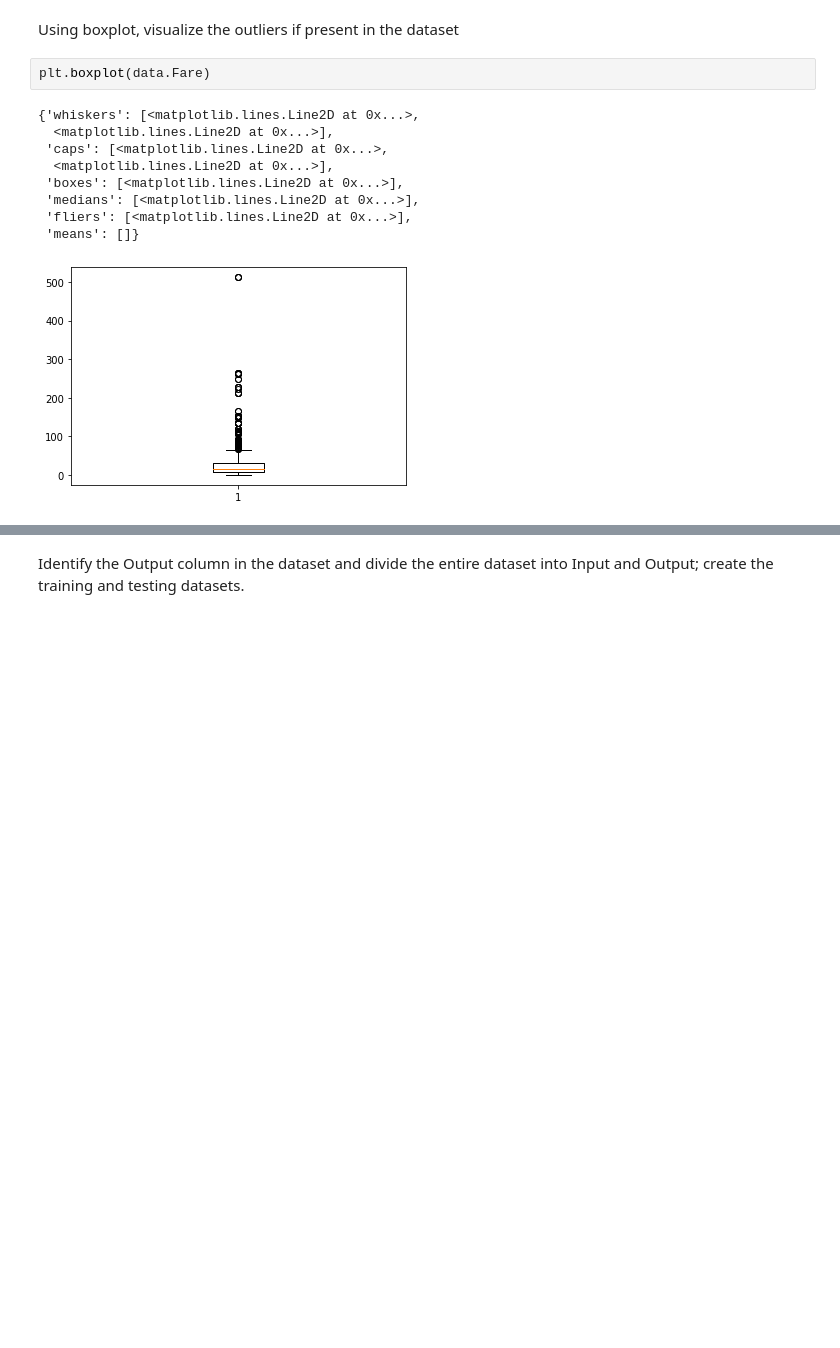
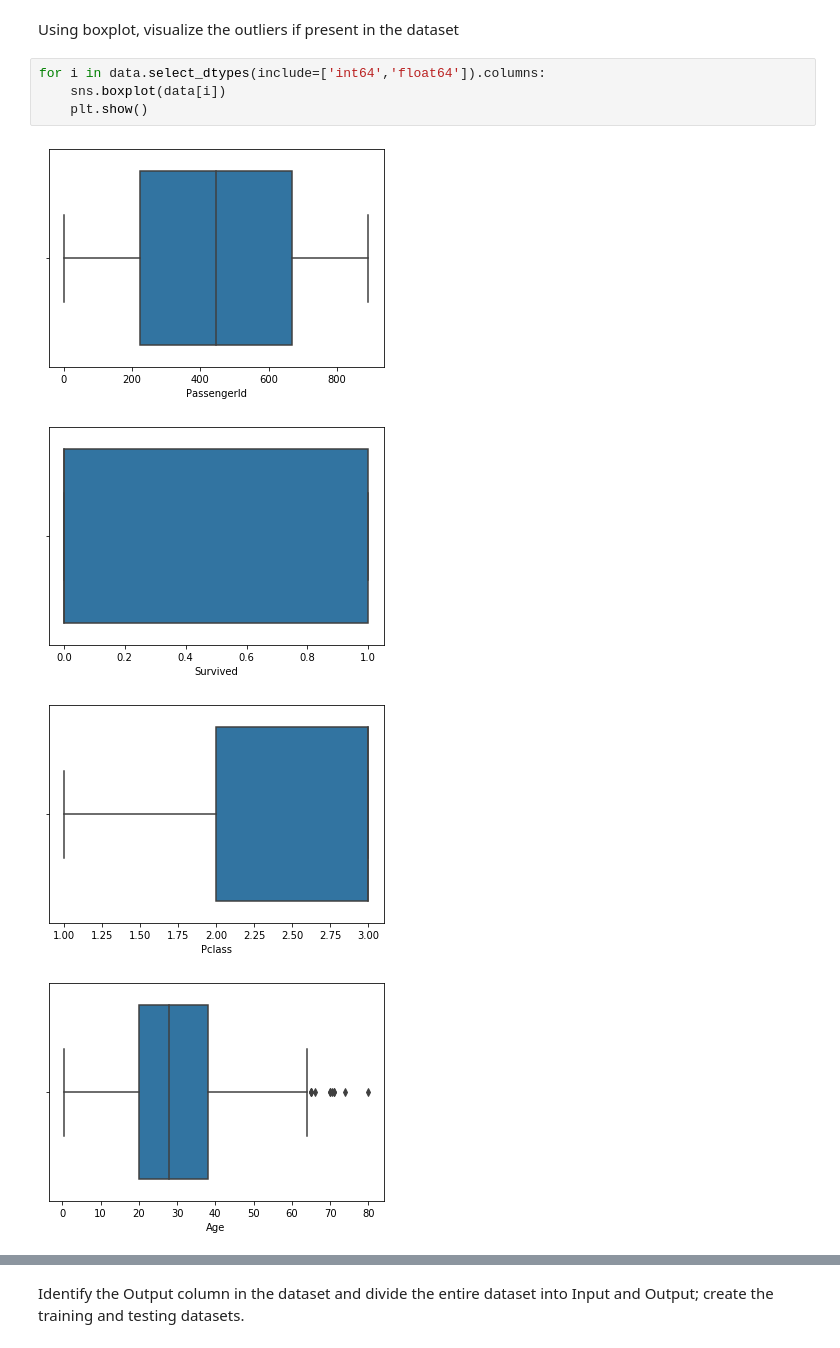
Before and after one commit to saivetukuri/AI-ML, a Jupyter notebook: AI-ML/Assignment-23/Assignment(23-06-2020).ipynb, the cells around one changed output, grey strips where cells are left out. Drawn from its saved outputs; the diff is of its cells as text; blank space fills up the shorter version.

```diff
--- a/AI-ML/Assignment-23/Assignment(23-06-2020).ipynb
+++ b/AI-ML/Assignment-23/Assignment(23-06-2020).ipynb
@@ -298,15 +298,12 @@ array([[<matplotlib.axes._subplots.AxesSubplot object at 0x...>,
 [figure]
 # %% [markdown]
 Using boxplot, visualize the outliers if present in the dataset
-# %%
-plt.boxplot(data.Fare)
-# %% [output]
-{'whiskers': [<matplotlib.lines.Line2D at 0x...>,
-  <matplotlib.lines.Line2D at 0x...>],
- 'caps': [<matplotlib.lines.Line2D at 0x...>,
-  <matplotlib.lines.Line2D at 0x...>],
- 'boxes': [<matplotlib.lines.Line2D at 0x...>],
- 'medians': [<matplotlib.lines.Line2D at 0x...>],
- 'fliers': [<matplotlib.lines.Line2D at 0x...>],
- 'means': []}
-[figure, removed]
+# %%
+for i in data.select_dtypes(include=['int64','float64']).columns:
+    sns.boxplot(data[i])
+    plt.show()
+# %% [output]
+[figure, added]
+[figure, added]
+[figure, added]
+[figure, added]
```
Also changed, not shown: parts of 3 cells of this notebook.
